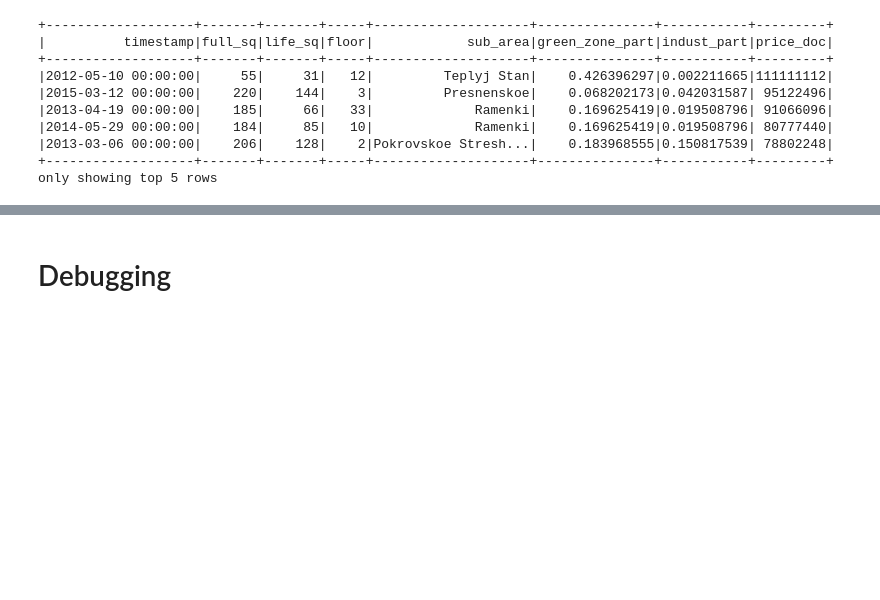
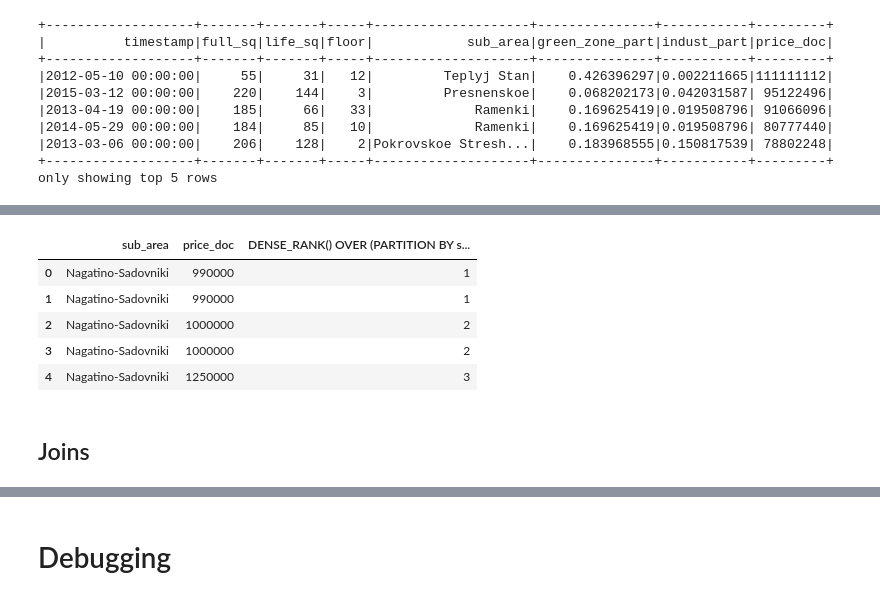
Before and after one commit to anton-dergunov/ml-playground, a Jupyter notebook: pyspark/pyspark-snippets.ipynb, the cells around one changed output, grey strips where cells are left out. Saved outputs shown, nothing was run; the diff lists cells and outputs as text; code cells hidden in the pictures; blank space fills up the shorter version.

Commit message:
Coding PySpark snippets from book

```diff
--- a/pyspark/pyspark-snippets.ipynb
+++ b/pyspark/pyspark-snippets.ipynb
@@ -376,0 +855,16 @@ only showing top 5 rows
+# %%
+spark.sql("""
+    SELECT sub_area,
+           price_doc,
+           dense_rank(price_doc) OVER (PARTITION BY sub_area ORDER BY price_doc ROWS BETWEEN UNBOUNDED PRECEDING AND CURRENT ROW)
+    FROM df
+""").limit(5).toPandas()
+# %% [output]
+|  | sub_area | price_doc | DENSE_RANK() OVER (PARTITION BY s... |
+| 0 | Nagatino-Sadovniki | 990000 | 1 |
+| 1 | Nagatino-Sadovniki | 990000 | 1 |
+| 2 | Nagatino-Sadovniki | 1000000 | 2 |
+| 3 | Nagatino-Sadovniki | 1000000 | 2 |
+| 4 | Nagatino-Sadovniki | 1250000 | 3 |
+# %% [markdown]
+## Joins
```
Also changed, not shown: parts of 64 cells of this notebook.
